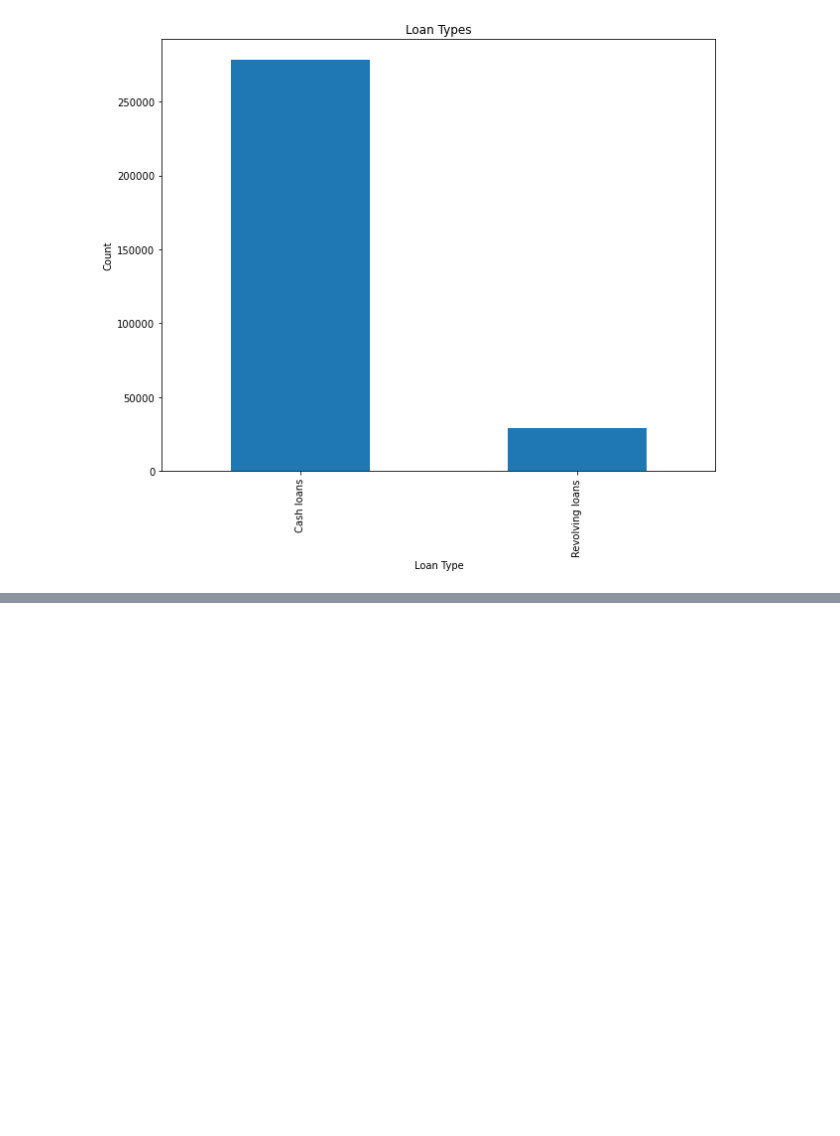
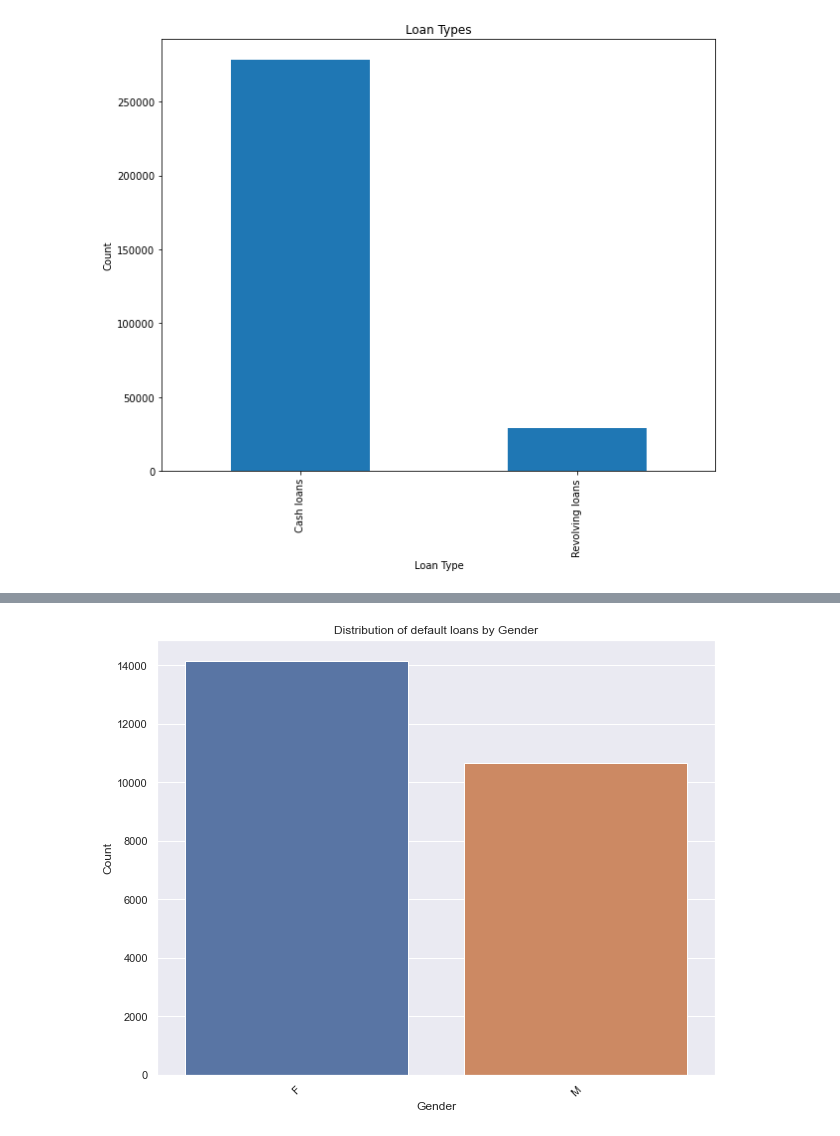
Before and after one commit to emenain/Capstone1, a Jupyter notebook: Capstone - Cleaning&EDA.ipynb, the cells around one changed output, grey strips where cells are left out. Cells and saved outputs as stored; diff of their text form; code cells hidden in the pictures; blank space fills up the shorter version.

```diff
--- a/Capstone - Cleaning&EDA.ipynb
+++ b/Capstone - Cleaning&EDA.ipynb
@@ -1051,0 +1105,4 @@ Text(0.5, 1.0, 'Loan Types')
+# %%
+plotCounts(target1, 'CODE_GENDER', 'CODE_GENDER' , 'Gender', 'Count','Distribution of default loans by Gender')
+# %% [output]
+[figure, added]
```
Also changed, not shown: parts of 14 cells of this notebook.
